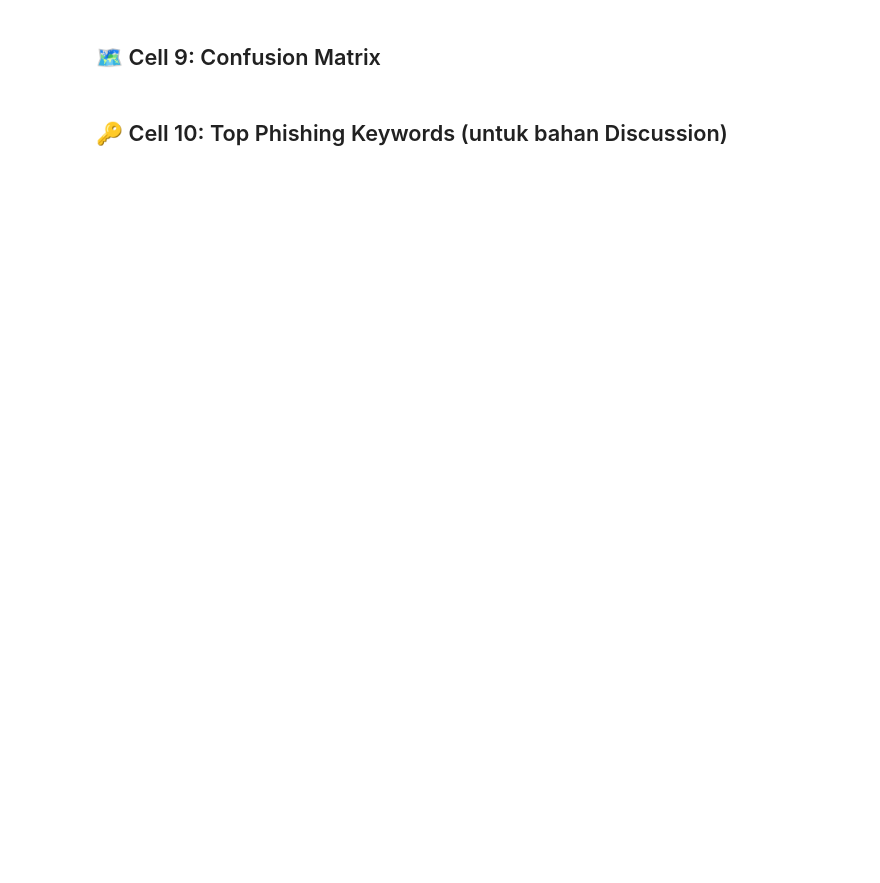
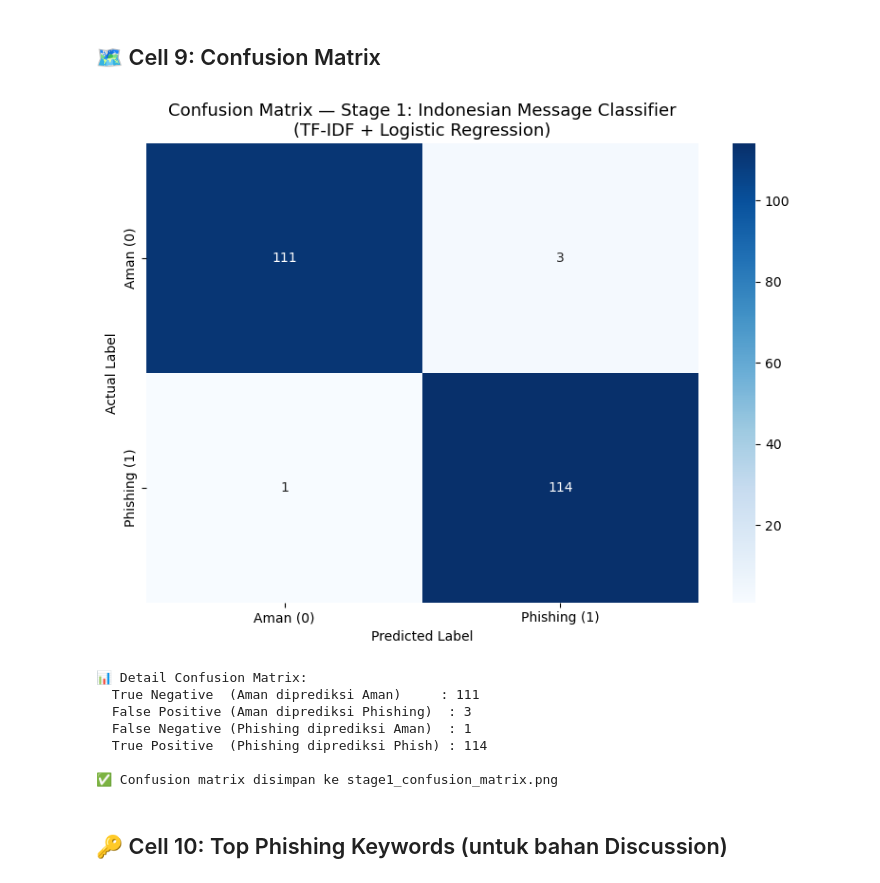
Before and after one commit to Alexandro-S-O/phising-detection, a Jupyter notebook: notebooks/01_message_classification.ipynb, the cells around one changed output. Cells and saved outputs as stored; diff of their text form; code cells hidden in the pictures; blank space fills up the shorter version.

```diff
--- a/notebooks/01_message_classification.ipynb
+++ b/notebooks/01_message_classification.ipynb
@@ -141,7 +227,13 @@ print(f'Sample features    : {tfidf.get_feature_names_out()[:20]}')
 # %% [markdown]
 ## 🤖 Cell 7: Training Model Logistic Regression
 # %%
-# Cell 7: Train Logistic Regression
-model = LogisticRegression(max_iter=1000, random_state=42, C=1.0)
+# Inisialisasi dan training model
+model = LogisticRegression(
+    max_iter=1000,
+    random_state=42,
+    C=1.0               # regularization strength
+)
+
 model.fit(X_train_tfidf, y_train)
-print('Model trained.')
+
+print('✅ Model berhasil ditraining!')
@@ -174,22 +294,42 @@ stage1_metrics = {
 # %% [markdown]
 ## 🗺️ Cell 9: Confusion Matrix
 # %%
-# Cell 9: Confusion Matrix
+# Buat confusion matrix
 cm = confusion_matrix(y_test, y_pred)
+
 plt.figure(figsize=(8, 6))
-sns.heatmap(cm, annot=True, fmt='d', cmap='Blues',
+sns.heatmap(
+    cm,
+    annot=True,
+    fmt='d',
+    cmap='Blues',
     xticklabels=['Aman (0)', 'Phishing (1)'],
-    yticklabels=['Aman (0)', 'Phishing (1)'])
-plt.title('Confusion Matrix -- Stage 1: Indonesian Message Classifier\n(TF-IDF + Logistic Regression)', fontsize=13)
+    yticklabels=['Aman (0)', 'Phishing (1)']
+)
+plt.title('Confusion Matrix — Stage 1: Indonesian Message Classifier\n(TF-IDF + Logistic Regression)', fontsize=13)
 plt.ylabel('Actual Label')
 plt.xlabel('Predicted Label')
 plt.tight_layout()
-plt.savefig(os.path.join(FIG_DIR, 'stage1_confusion_matrix.png'), dpi=150, bbox_inches='tight')
+plt.savefig('stage1_confusion_matrix.png', dpi=150, bbox_inches='tight')
 plt.show()
 
+# Interpretasi
 tn, fp, fn, tp = cm.ravel()
-print(f'TN={tn}  FP={fp}  FN={fn}  TP={tp}')
-print('stage1_confusion_matrix.png saved.')
+print(f'\n📊 Detail Confusion Matrix:')
+print(f'  True Negative  (Aman diprediksi Aman)     : {tn}')
+print(f'  False Positive (Aman diprediksi Phishing)  : {fp}')
+print(f'  False Negative (Phishing diprediksi Aman)  : {fn}')
+print(f'  True Positive  (Phishing diprediksi Phish) : {tp}')
+print(f'\n✅ Confusion matrix disimpan ke stage1_confusion_matrix.png')
+# %% [output]
+[figure, added]
+📊 Detail Confusion Matrix:
+  True Negative  (Aman diprediksi Aman)     : 111
+  False Positive (Aman diprediksi Phishing)  : 3
+  False Negative (Phishing diprediksi Aman)  : 1
+  True Positive  (Phishing diprediksi Phish) : 114
+
+✅ Confusion matrix disimpan ke stage1_confusion_matrix.png
 # %% [markdown]
 ## 🔑 Cell 10: Top Phishing Keywords (untuk bahan Discussion)
 # %%
```
Also changed, not shown: parts of 11 cells of this notebook, 2 other files.
